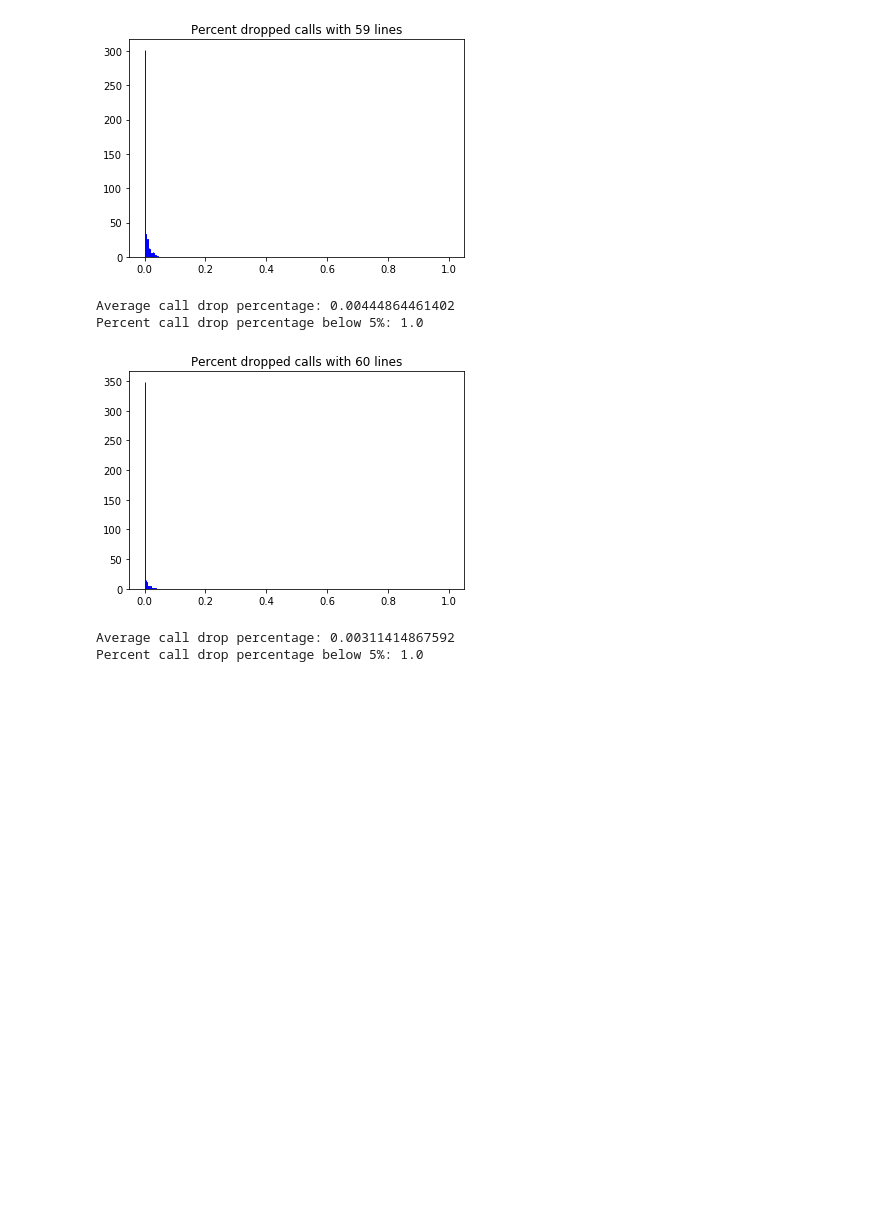
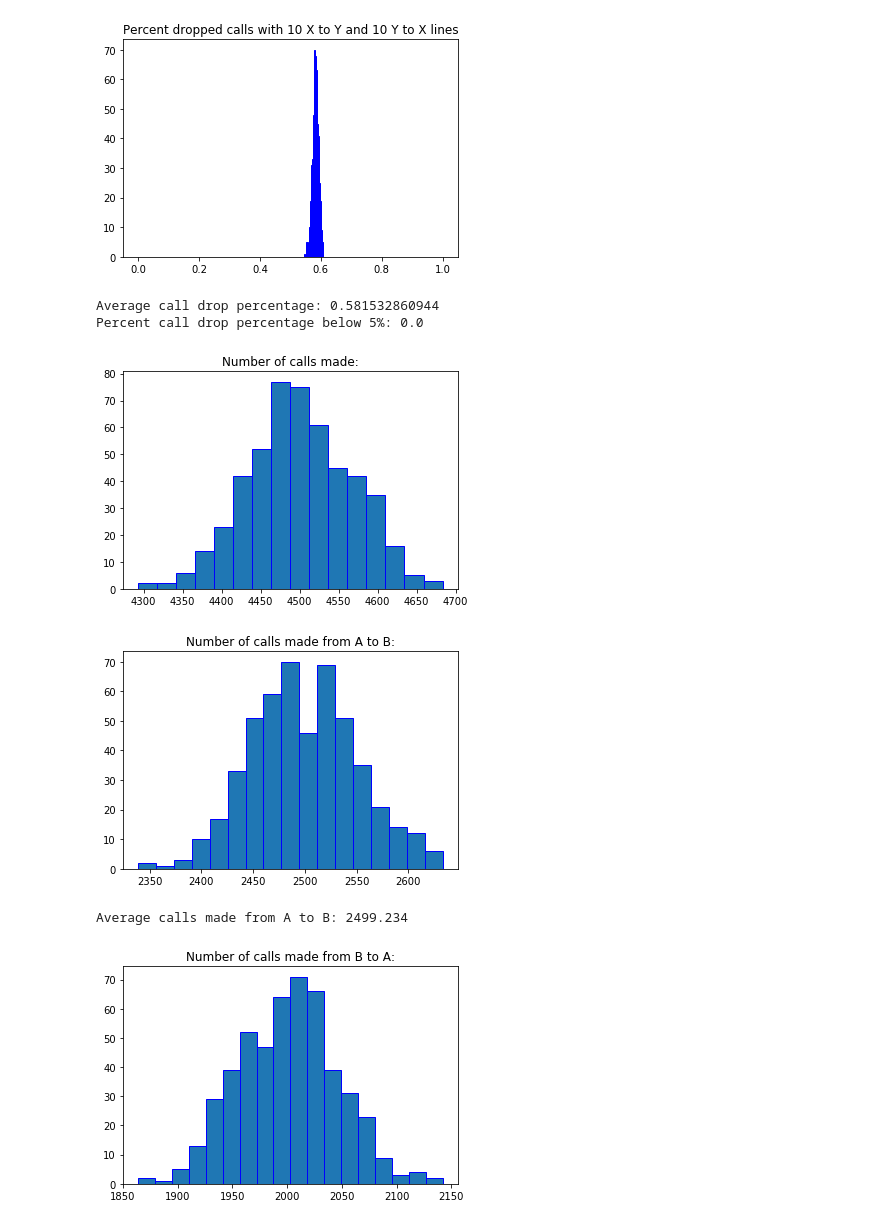
Before and after one commit to jabbawookiees/cs5233-homework, a Jupyter notebook: homework1b.ipynb, the cells around one changed output. Saved outputs shown, nothing was run; the diff lists cells and outputs as text; code cells hidden in the pictures; blank space fills up the shorter version.

```diff
--- a/homework1b.ipynb
+++ b/homework1b.ipynb
@@ -313,12 +0,0 @@ Percent call drop percentage below 5%: 0.994
-# %%
-test_symmetric(runs=500, time_limit=3000, total_lines=59)
-# %% [output]
-[figure, removed]
-Average call drop percentage: 0.00444864461402
-Percent call drop percentage below 5%: 1.0
-# %%
-test_symmetric(runs=500, time_limit=3000, total_lines=60)
-# %% [output]
-[figure, removed]
-Average call drop percentage: 0.00311414867592
-Percent call drop percentage below 5%: 1.0
@@ -324,0 +255,13 @@ Percent call drop percentage below 5%: 1.0
+# %%
+TIME_LIMIT = 30000
+RUN_COUNT = 500
+# %%
+test_asymmetric(runs=RUN_COUNT, time_limit=TIME_LIMIT, a_to_b=10, b_to_a=10)
+# %% [output]
+[figure, added]
+Average call drop percentage: 0.581532860944
+Percent call drop percentage below 5%: 0.0
+[figure, added]
+[figure, added]
+Average calls made from A to B: 2499.234
+[figure, added]
```
Also changed, not shown: parts of 48 cells of this notebook, 1 other file.
